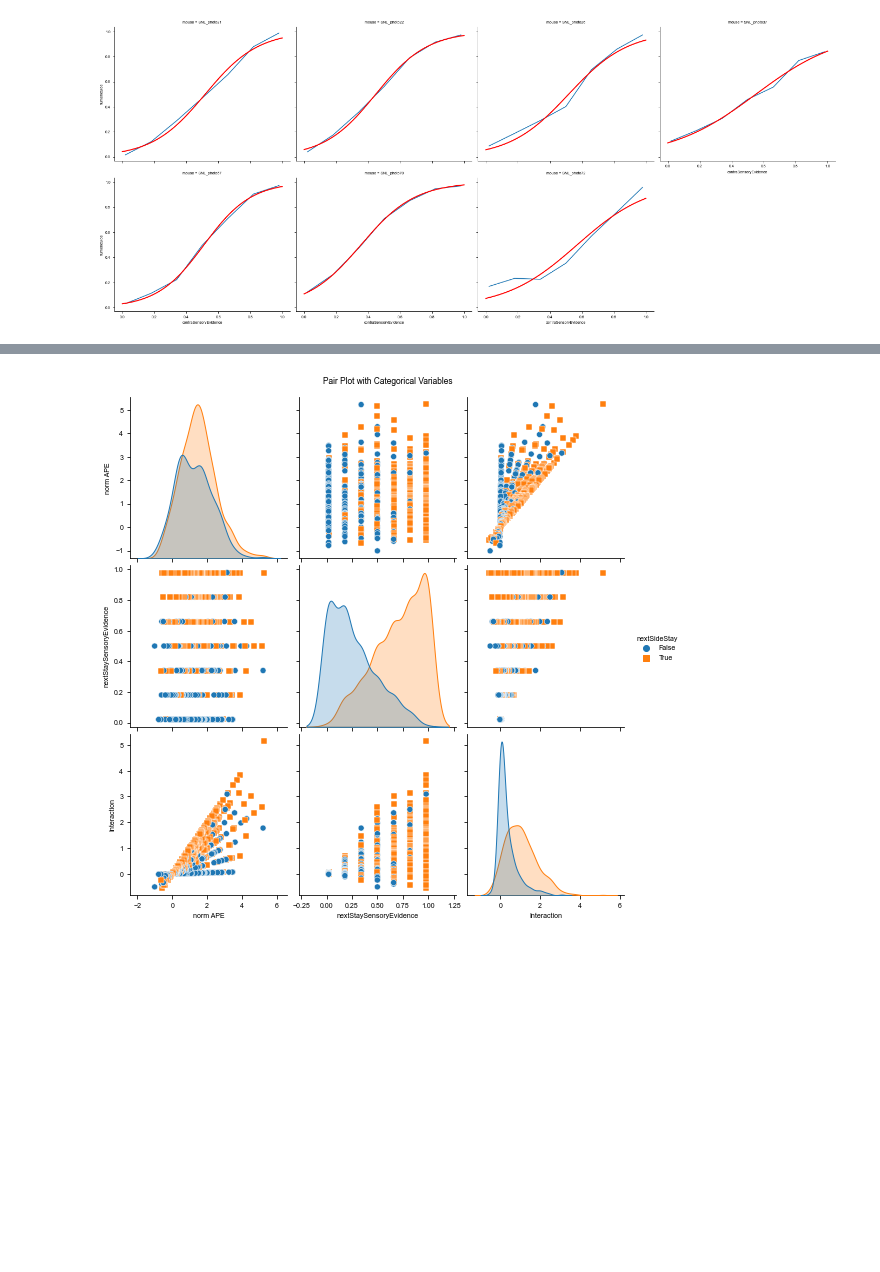
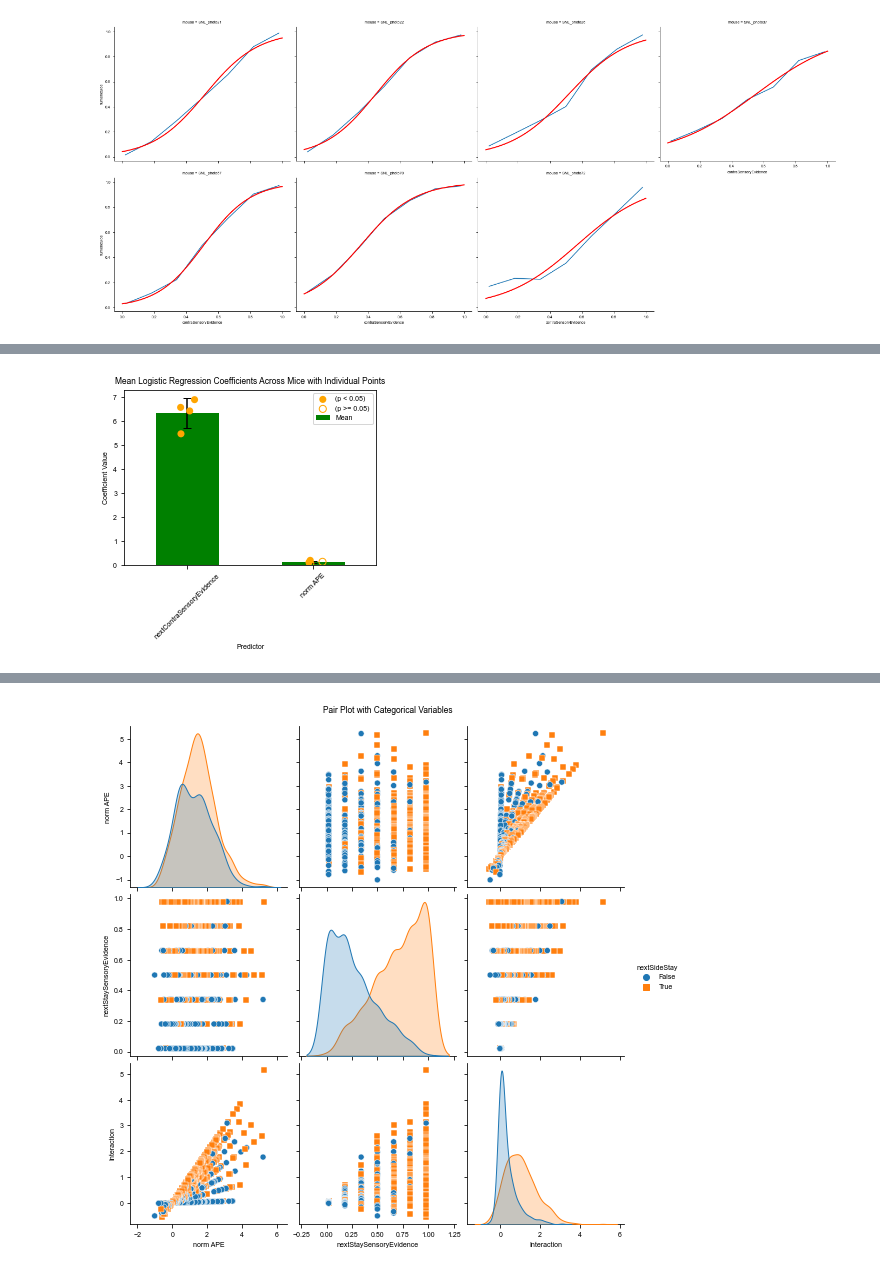
Before and after one commit to fgreenstreet/APE_paper, a Jupyter notebook: figure5/PsychometricAnalysis/logistic_reggression_first_pass.ipynb, the cells around one changed output, grey strips where cells are left out. Drawn from its saved outputs; the diff is of its cells as text; code cells hidden in the pictures; blank space fills up the shorter version.

```diff
--- a/figure5/PsychometricAnalysis/logistic_reggression_first_pass.ipynb
+++ b/figure5/PsychometricAnalysis/logistic_reggression_first_pass.ipynb
@@ -251,0 +284,81 @@ norm APE         0.121646  0.054668     4.450362  0.021110         True
+# %%
+import matplotlib.pyplot as plt
+import pandas as pd
+import numpy as np
+from scipy import stats
+
+# Collect the coefficients and p-values into a DataFrame
+coef_data = []
+
+# Loop through each result and collect all regressors dynamically
+for mouse, result in results.items():
+    data = {'Mouse': mouse}
+
+    # Loop through each parameter in the result (excluding the constant term)
+    for param in result.params.index:
+        if param != 'const':  # Skip the constant term
+            data[param] = result.params[param]
+            data[f'p_{param}'] = result.pvalues[param]
+
+    coef_data.append(data)
+
+# Convert to DataFrame
+coef_df = pd.DataFrame(coef_data)
+
+# Identify all regressors dynamically (excluding Mouse and p-values)
+regressors = [col for col in coef_df.columns if col not in ['Mouse'] and not col.startswith('p_')]
+
+# Calculate the mean and standard deviation across mice for numeric columns only
+coef_mean = coef_df[regressors].mean()
+coef_std = coef_df[regressors].std()
+
+# Perform a one-sample t-test against zero for each coefficient across mice
+t_stats, p_values = stats.ttest_1samp(coef_df[regressors], 0)
+
+# Create a DataFrame to store the statistics
+coef_stats = pd.DataFrame({
+    'Mean': coef_mean,
+    'Std': coef_std,
+    't-Statistic': t_stats,
+    'p-Value': p_values
+})
+
+# Determine significance (p < 0.05) at the group level
+coef_stats['Significant'] = coef_stats['p-Value'] < 0.05
+
+# Plotting the coefficients with error bars
+fig, ax = plt.subplots(figsize=(4, 4))
+
+# Plot the means with error bars (standard deviations)
+coef_stats['Mean'].plot(kind='bar', yerr=coef_stats['Std'], capsize=4, ax=ax, color=coef_stats['Significant'].map({True: 'green', False: 'red'}))
+
+# Add scatter points for individual mice with jitter
+jitter_strength = 0.1  # Strength of the jitter
+
+for i, predictor in enumerate(regressors):
+    x = np.full(len(coef_df), i) + np.random.uniform(-jitter_strength, jitter_strength, len(coef_df))  # Position scatter points with jitter
+
+    # Determine if individual mouse coefficient is significant
+    sig_mask = coef_df[f'p_{predictor}'] < 0.05
+
+    # Plot filled scatter points for significant coefficients
+    ax.scatter(x[sig_mask], coef_df[predictor][sig_mask], color='orange', edgecolor='none', s=50, zorder=3, label='(p < 0.05)' if i == 0 else "")
+
+    # Plot unfilled scatter points for non-significant coefficients
+    ax.scatter(x[~sig_mask], coef_df[predictor][~sig_mask], facecolors='none', edgecolor='orange', s=50, zorder=3, label='(p >= 0.05)' if i == 0 else "")
+
+# Customize the plot
+plt.title('Mean Logistic Regression Coefficients Across Mice with Individual Points')
+plt.ylabel('Coefficient Value')
+plt.xlabel('Predictor')
+plt.xticks(rotation=45)
+plt.legend(loc='upper right')
+plt.tight_layout()
+
+# Show the plot
+plt.show()
+
+# Display the statistical significance table
+print(coef_stats)
+# %% [output]
+[figure, added]
```
Also changed, not shown: parts of 6 cells of this notebook.
